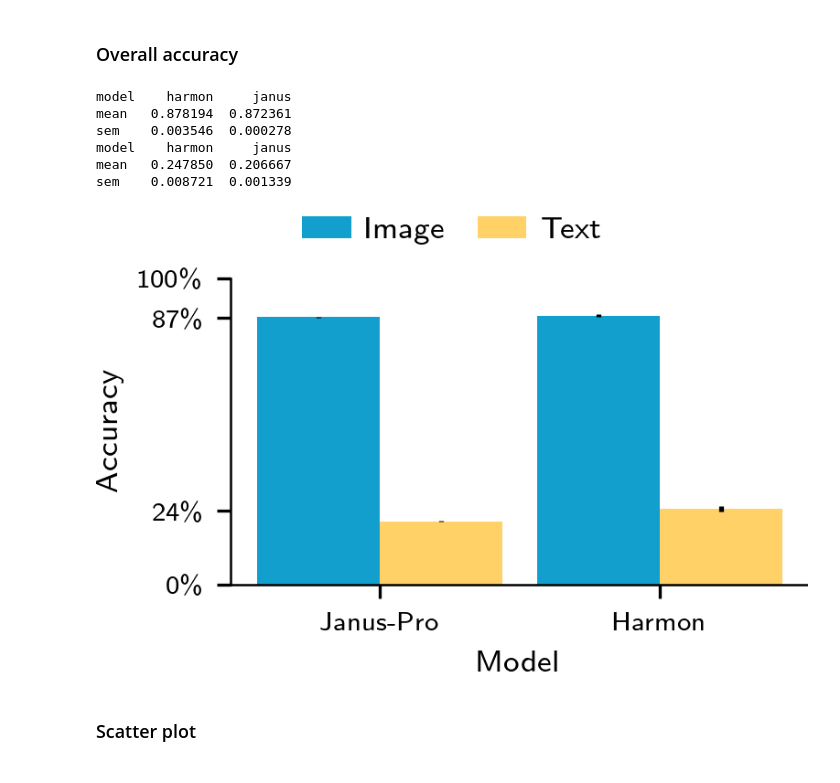
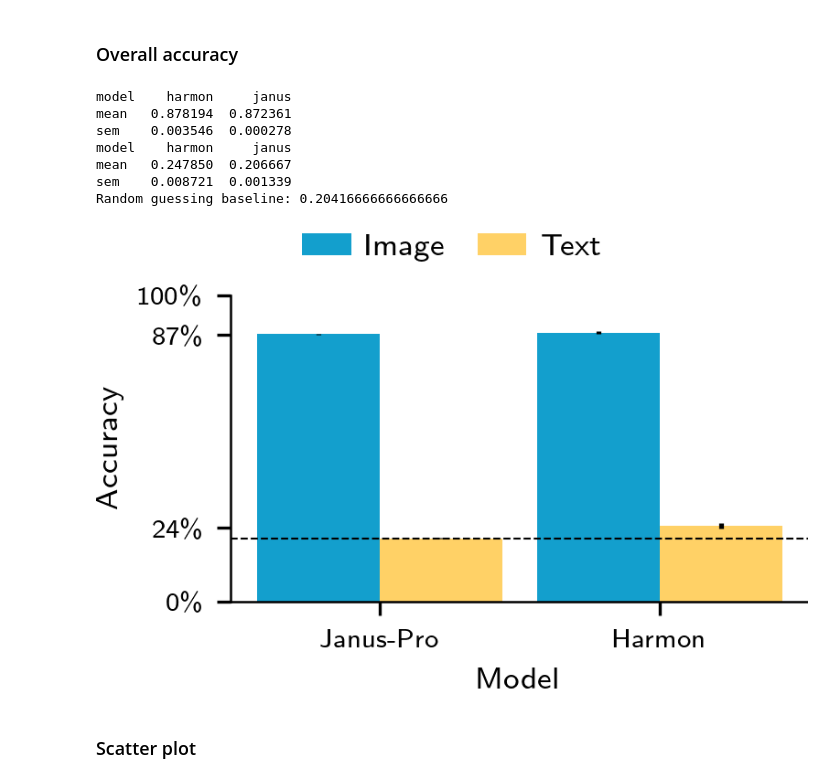
Before and after one commit to xzz81/modal-aphasia, a Jupyter notebook: plot.ipynb, the cells around one changed output. Cells and saved outputs as stored; diff of their text form; code cells hidden in the pictures.

```diff
--- a/plot.ipynb
+++ b/plot.ipynb
@@ -24,9 +24,11 @@ import modal_aphasia.data.builders as _builders
 # %%
 RESULTS_ROOT = pathlib.Path(os.environ["RESULTS_ROOT"])
 RESULTS_ROOT_REAL_WORLD = RESULTS_ROOT / "real_world"
+RESULTS_ROOT_REAL_WORLD_ABLATION = RESULTS_ROOT_REAL_WORLD / "ablation"
 RESULTS_ROOT_CONTROLLED_FACES = RESULTS_ROOT / "faces"
 RESULTS_ROOT_CONTROLLED_CONCEPTS = RESULTS_ROOT / "concepts"
 RESULTS_ROOT_SAFETY = RESULTS_ROOT / "safety"
+RESULTS_ROOT_BASELINES_BENCHMARK = RESULTS_ROOT / "baselines_benchmark"
 
 assert all(
     results_dir.exists()
@@ -715,35 +1009,44 @@ for offset_idx, (modality, (label, color, hatch)) in enumerate(modality_format_m
         current_values,
         color=color,
         label=label,
         yerr=current_errors,
         width=bar_width,
         hatch=hatch,
     )
 
+# Add random baseline
+# TODO: Why does the label always appear first?
+baseline_accuracy = sum(
+    1.0 / len(attribute_values) for attribute_values in _constants.FACE_ATTRIBUTES_OPTIONS_MAP.values()
+) / len(_constants.FACE_ATTRIBUTES_OPTIONS_MAP)
+ax.axhline(baseline_accuracy, color="k", linestyle="--", lw=0.5)
+print("Random guessing baseline:", baseline_accuracy)
+
 ax.set_ylabel(r"Accuracy")
 ax.set_xlabel("Model")
 ax.set_xticks(range(len(MODEL_NAME_MAP)))
 ax.set_xticklabels(MODEL_NAME_MAP.values())
 ax.set_ylim(0, 1)
 ax.set_yticks([0.0, 0.24, 0.87, 1.0])
 ax.set_yticklabels([fr"{y*100:.0f}\%" for y in ax.get_yticks()])
 
-fig.legend(*ax.get_legend_handles_labels(), loc="outside upper center", ncol=2)
+fig.legend(*ax.get_legend_handles_labels(), loc="outside upper center", ncol=3)
 plot_util.resize_figure_with_legend(fig)
 
 plt.show()
 
 fig.savefig(OUTPUT_DIR / f"{plot_name}.pdf")
 
 plt.close(fig)
 # %% [output]
 model    harmon     janus
 mean   0.878194  0.872361
 sem    0.003546  0.000278
 model    harmon     janus
 mean   0.247850  0.206667
 sem    0.008721  0.001339
+Random guessing baseline: 0.20416666666666666
-[figure, old version]
+[figure, new version]
 # %% [markdown]
 ### Scatter plot
 # %%
```
Also changed, not shown: parts of 13 cells of this notebook, 7 other files.
